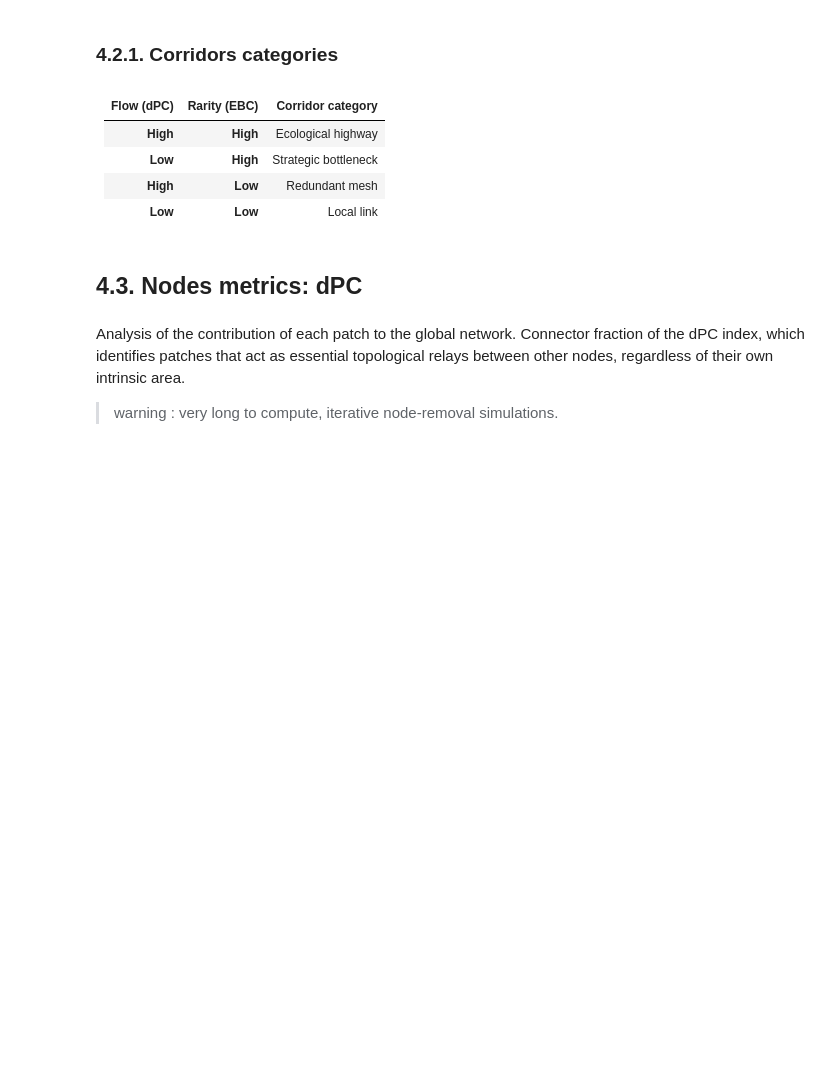
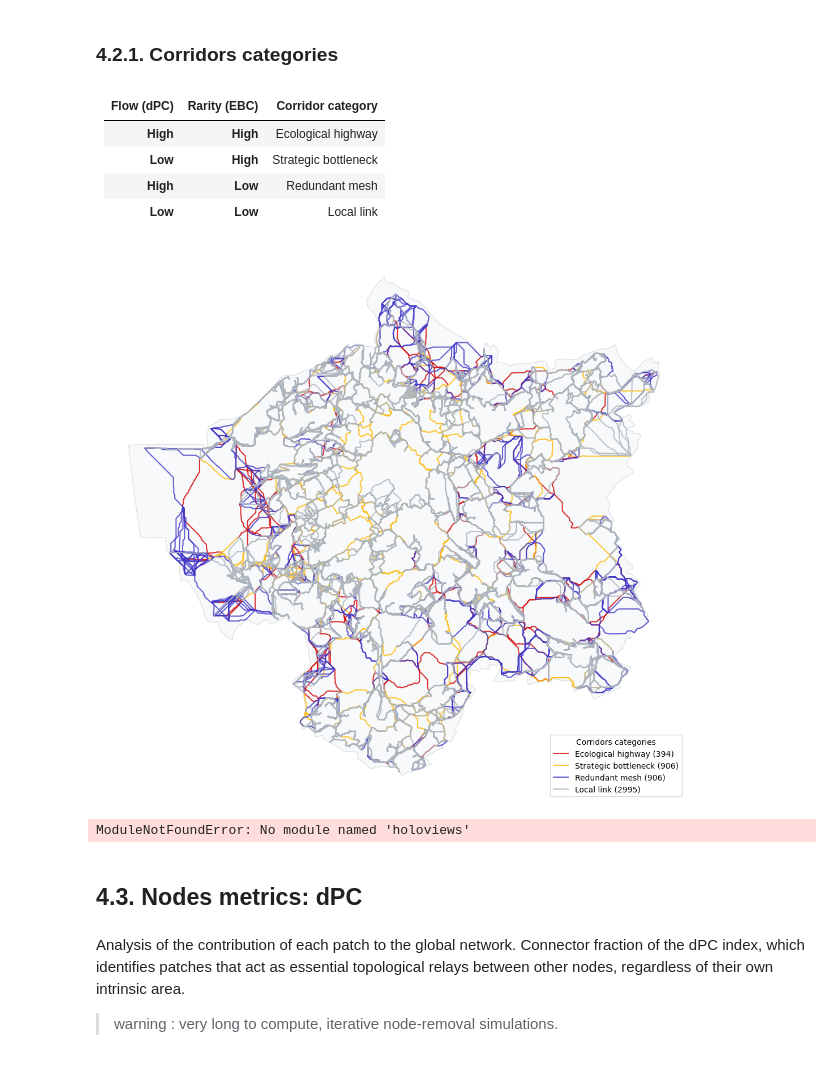
Before and after one commit to marion-billy/urbiverde_ivb, a Jupyter notebook: corridor_project/nancy_prod.ipynb, the cells around one changed output. Drawn from its saved outputs; the diff is of its cells as text; code cells hidden in the pictures; blank space fills up the shorter version.

Commit message:
cat corridors

```diff
--- a/corridor_project/nancy_prod.ipynb
+++ b/corridor_project/nancy_prod.ipynb
@@ -202,5 +152,55 @@ def classify_and_plot_corridors(gdf_lcp: gpd.GeoDataFrame, aoi_utm: gpd.GeoDataF
 # %%
-gdf_lcp = conn.classify_and_plot_corridors(gdf_lcp, aoi_utm)
+gdf_lcp = conn.classify_and_plot_corridors(gdf_lcp, aoi_utm, 0.75)
+#gdf_lcp.to_file(f"{OUTPUT_DIR}/lcp_{CITY}.json", driver='GeoJSON')
+# %% [output]
+[figure, added]
+# %%
+import holoviews as hv
+from holoviews import opts
+hv.extension('bokeh')
+
+def plot_interactive_categories(gdf_lcp, aoi_utm):
+    # 1. Préparation des données (HoloViews aime le 4326 pour les fonds de carte)
+    gdf_plot = gdf_lcp.to_crs(epsg=4326)
+    aoi_plot = aoi_utm.to_crs(epsg=4326)
+
+    # 2. Création des couches par catégorie
+    # On crée un dictionnaire de chemins (Paths)
+    categories = gdf_plot['category'].unique()
+    category_colors = {
+        'Ecological highway': '#d00000',
+        'Strategic bottleneck': '#ffba08',
+        'Redundant mesh': '#3f37c9',
+        'Local link': '#adb5bd'
+    }
+
+    layers = []
+    for cat in categories:
+        subset = gdf_plot[gdf_plot['category'] == cat]
+        # Création de l'élément Path pour HoloViews
+        path = hv.Path(subset, label=cat).opts(
+            color=category_colors.get(cat, 'black'),
+            line_width=2 if cat != 'Local link' else 1,
+            alpha=0.8 if cat != 'Local link' else 0.4,
+            tools=['hover'] # Affiche les infos au survol
+        )
+        layers.append(path)
+
+    # 3. Fond de carte (Optionnel, nécessite geoviews) et Overlay
+    layout = hv.Overlay(layers).opts(
+        title=f"Diagnostic des Corridors - {CITY}",
+        width=800,
+        height=600,
+        legend_position='right',
+        show_grid=False
+    )
+
+    return layout
+
+# Affichage
+plot_interactive_categories(gdf_lcp, aoi_utm)
+# %% [output]
+ModuleNotFoundError: No module named 'holoviews'
 # %% [markdown]
 ## 4.3. Nodes metrics: dPC
 # %% [markdown]
```
Also changed, not shown: parts of 9 cells of this notebook.
